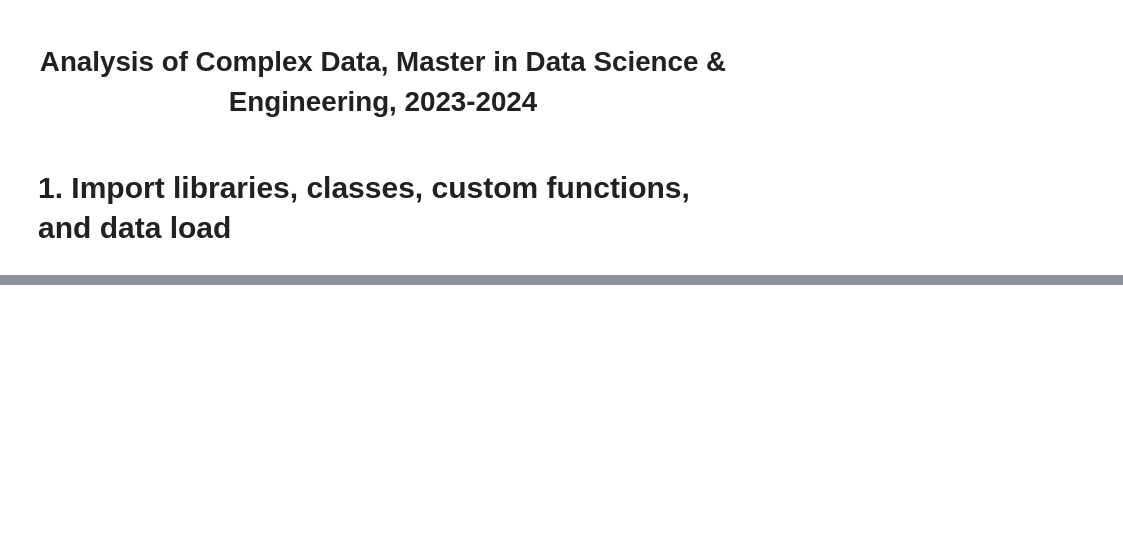
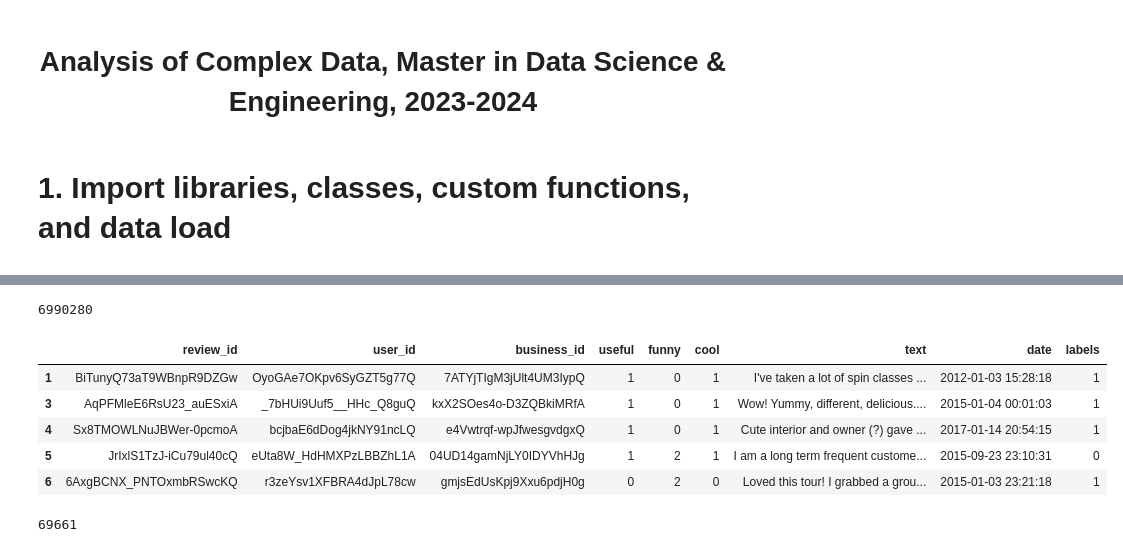
Before and after one commit to PPortela00/Recommendation-System---, a Jupyter notebook: NLP&TS/notebook.ipynb, the cells around one changed output, grey strips where cells are left out. Drawn from its saved outputs; the diff is of its cells as text; code cells hidden in the pictures; blank space fills up the shorter version.

```diff
--- a/NLP&TS/notebook.ipynb
+++ b/NLP&TS/notebook.ipynb
@@ -61,0 +258,19 @@ Users DataFrame's head:
+# %%
+len(reviews)
+# %% [output]
+6990280
+# %%
+reviews=reviews[:100000]
+reviews=reviews[reviews.stars!=3]
+
+reviews["labels"]= reviews["stars"].apply(lambda x: 1 if x > 3  else 0)
+reviews=reviews.drop("stars",axis=1)
+
+reviews.head()
+# %% [output]
+|  | review_id | user_id | business_id | useful | funny | cool | text | date | labels |
+| 1 | BiTunyQ73aT9WBnpR9DZGw | OyoGAe7OKpv6SyGZT5g77Q | 7ATYjTIgM3jUlt4UM3IypQ | 1 | 0 | 1 | I've taken a lot of spin classes ... | 2012-01-03 15:28:18 | 1 |
+| 3 | AqPFMleE6RsU23_auESxiA | _7bHUi9Uuf5__HHc_Q8guQ | kxX2SOes4o-D3ZQBkiMRfA | 1 | 0 | 1 | Wow! Yummy, different, delicious.... | 2015-01-04 00:01:03 | 1 |
+| 4 | Sx8TMOWLNuJBWer-0pcmoA | bcjbaE6dDog4jkNY91ncLQ | e4Vwtrqf-wpJfwesgvdgxQ | 1 | 0 | 1 | Cute interior and owner (?) gave ... | 2017-01-14 20:54:15 | 1 |
+| 5 | JrIxlS1TzJ-iCu79ul40cQ | eUta8W_HdHMXPzLBBZhL1A | 04UD14gamNjLY0IDYVhHJg | 1 | 2 | 1 | I am a long term frequent custome... | 2015-09-23 23:10:31 | 0 |
+| 6 | 6AxgBCNX_PNTOxmbRSwcKQ | r3zeYsv1XFBRA4dJpL78cw | gmjsEdUsKpj9Xxu6pdjH0g | 0 | 2 | 0 | Loved this tour! I grabbed a grou... | 2015-01-03 23:21:18 | 1 |
@@ -61,0 +284,4 @@ Users DataFrame's head:
+# %%
+len(word_index)
+# %% [output]
+69661
```
Also changed, not shown: parts of 51 cells of this notebook.
